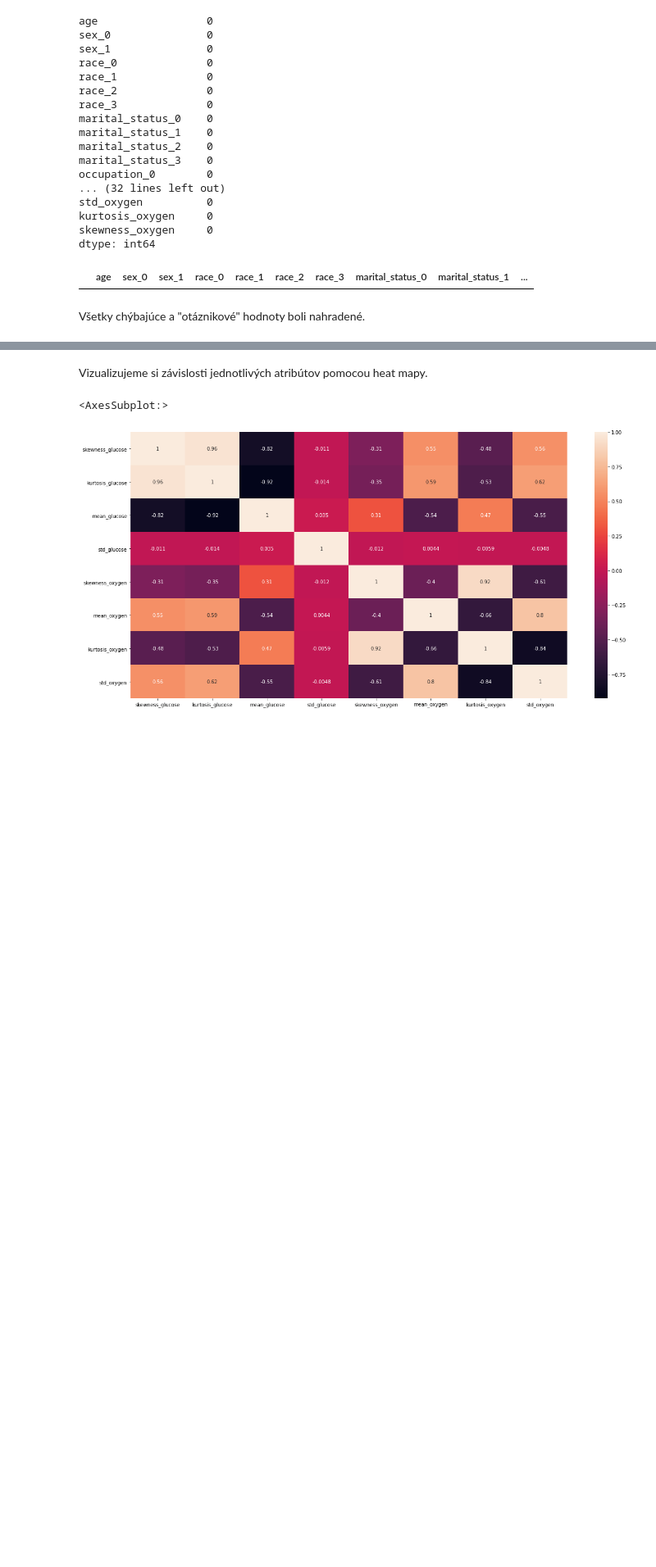
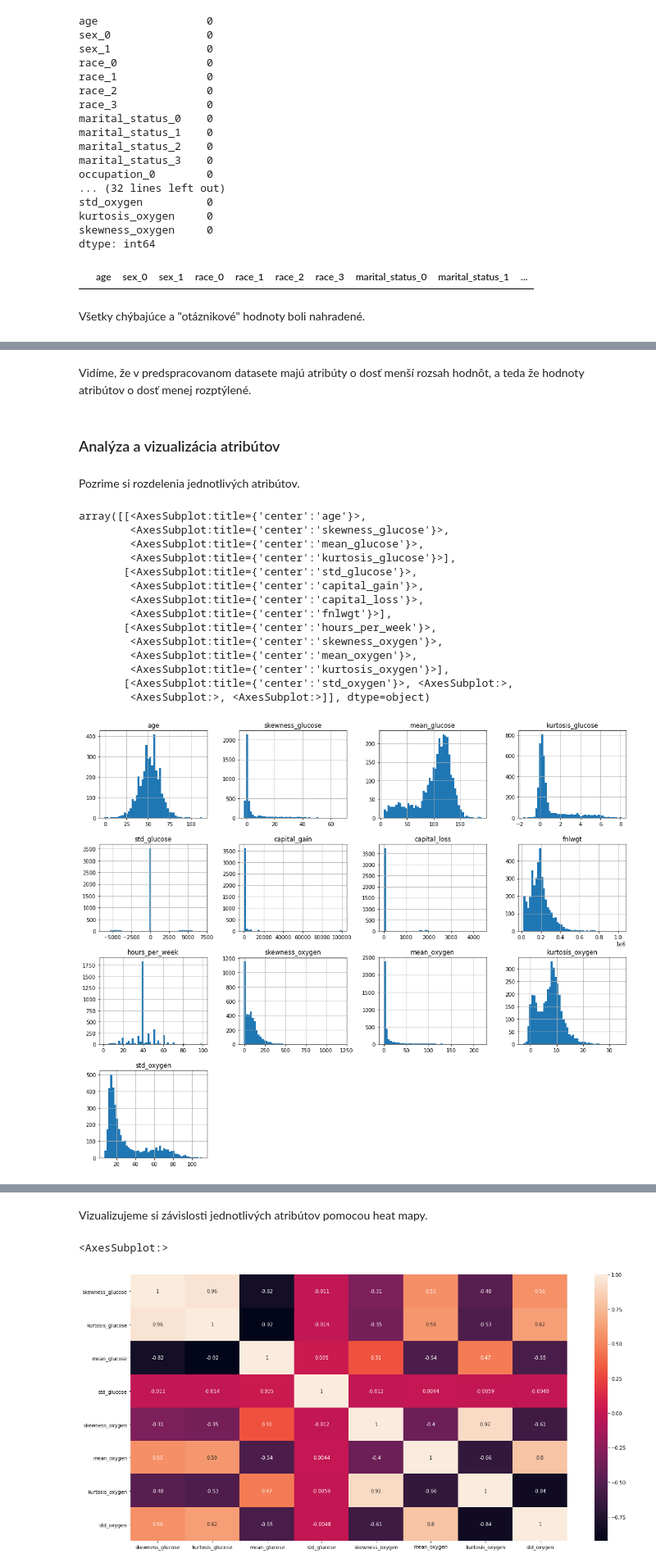
Before and after one commit to martinbudinsky3/diabetes-prediction, a Jupyter notebook: Budinsky_Balekova_Predspracovanie.ipynb, the cells around one changed output, grey strips where cells are left out. Shown at 82% size. Drawn from its saved outputs; the diff is of its cells as text; code cells hidden in the pictures; blank space fills up the shorter version.

```diff
--- a/Budinsky_Balekova_Predspracovanie.ipynb
+++ b/Budinsky_Balekova_Predspracovanie.ipynb
@@ -710,9 +711,9 @@ class FirstPreprocessing(TransformerMixin):
 
         return X
 # %%
-# first_preprocessing = FirstPreprocessing()
+first_preprocessing = FirstPreprocessing()
 
-# train_data_copy = first_preprocessing.transform(train_data_copy)
+train_data_copy = first_preprocessing.transform(train_data_copy)
 # %% [markdown]
 Skontrolujeme si, či trieda funguje správne.
 # %%
@@ -2361,0 +2498,25 @@ train_data_original = first_preprocessing.transform(train_data_original)
+# %% [markdown]
+Vidíme, že v predspracovanom datasete majú atribúty o dosť menší rozsah hodnôt, a teda že hodnoty atribútov o dosť menej rozptýlené.
+# %% [markdown]
+### Analýza a vizualizácia atribútov
+# %% [markdown]
+Pozrime si rozdelenia jednotlivých atribútov.
+# %%
+numerics = ['age', 'skewness_glucose', 'mean_glucose', 'kurtosis_glucose', 'std_glucose', 'capital_gain', 'capital_loss', 'fnlwgt', 'hours_per_week', 'skewness_oxygen', 'mean_oxygen', 'kurtosis_oxygen', 'std_oxygen']
+train_data_original[numerics].hist(figsize=(18, 15), bins=50)
+# %% [output]
+array([[<AxesSubplot:title={'center':'age'}>,
+        <AxesSubplot:title={'center':'skewness_glucose'}>,
+        <AxesSubplot:title={'center':'mean_glucose'}>,
+        <AxesSubplot:title={'center':'kurtosis_glucose'}>],
+       [<AxesSubplot:title={'center':'std_glucose'}>,
+        <AxesSubplot:title={'center':'capital_gain'}>,
+        <AxesSubplot:title={'center':'capital_loss'}>,
+        <AxesSubplot:title={'center':'fnlwgt'}>],
+       [<AxesSubplot:title={'center':'hours_per_week'}>,
+        <AxesSubplot:title={'center':'skewness_oxygen'}>,
+        <AxesSubplot:title={'center':'mean_oxygen'}>,
+        <AxesSubplot:title={'center':'kurtosis_oxygen'}>],
+       [<AxesSubplot:title={'center':'std_oxygen'}>, <AxesSubplot:>,
+        <AxesSubplot:>, <AxesSubplot:>]], dtype=object)
+[figure, added]
```
Also changed, not shown: parts of 86 cells of this notebook, 1 other file.
